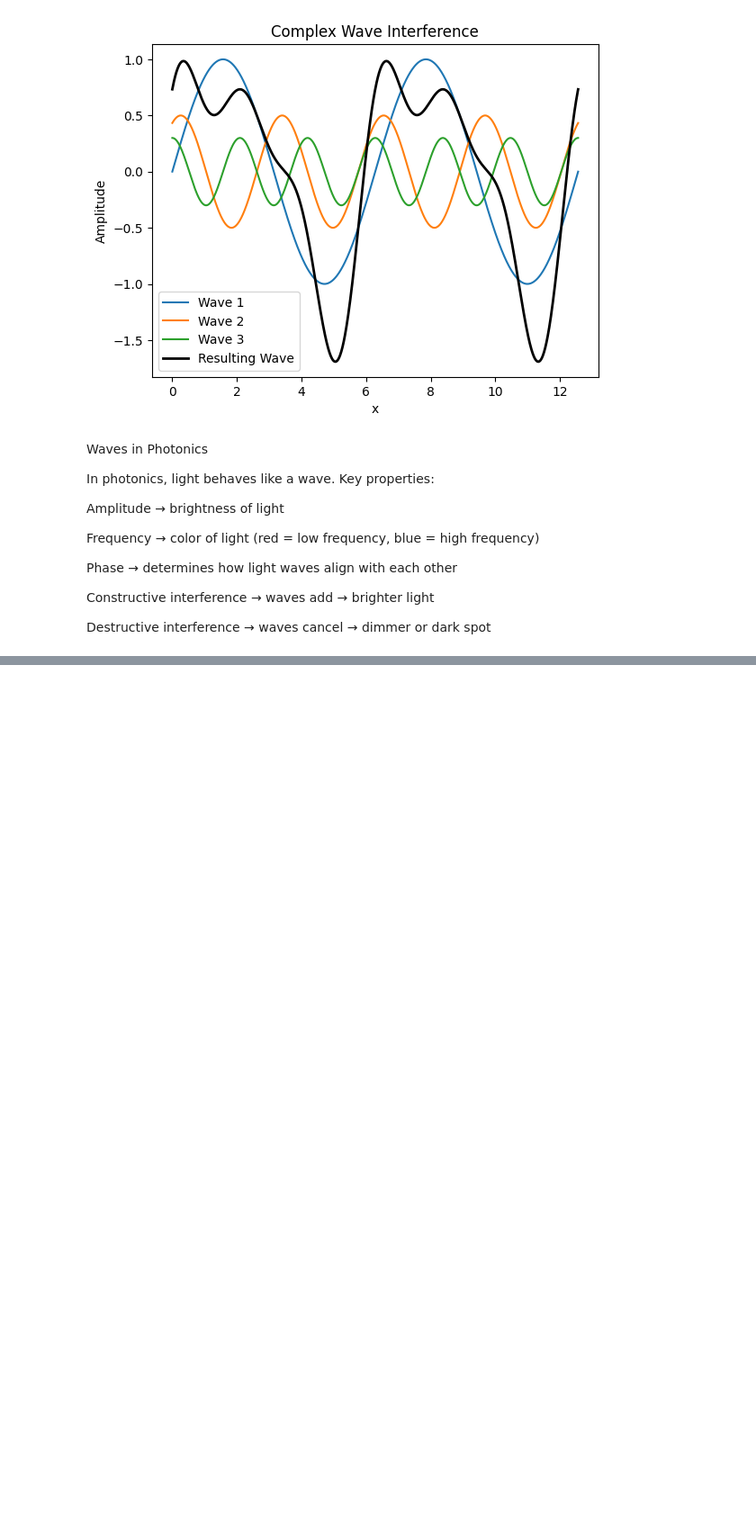
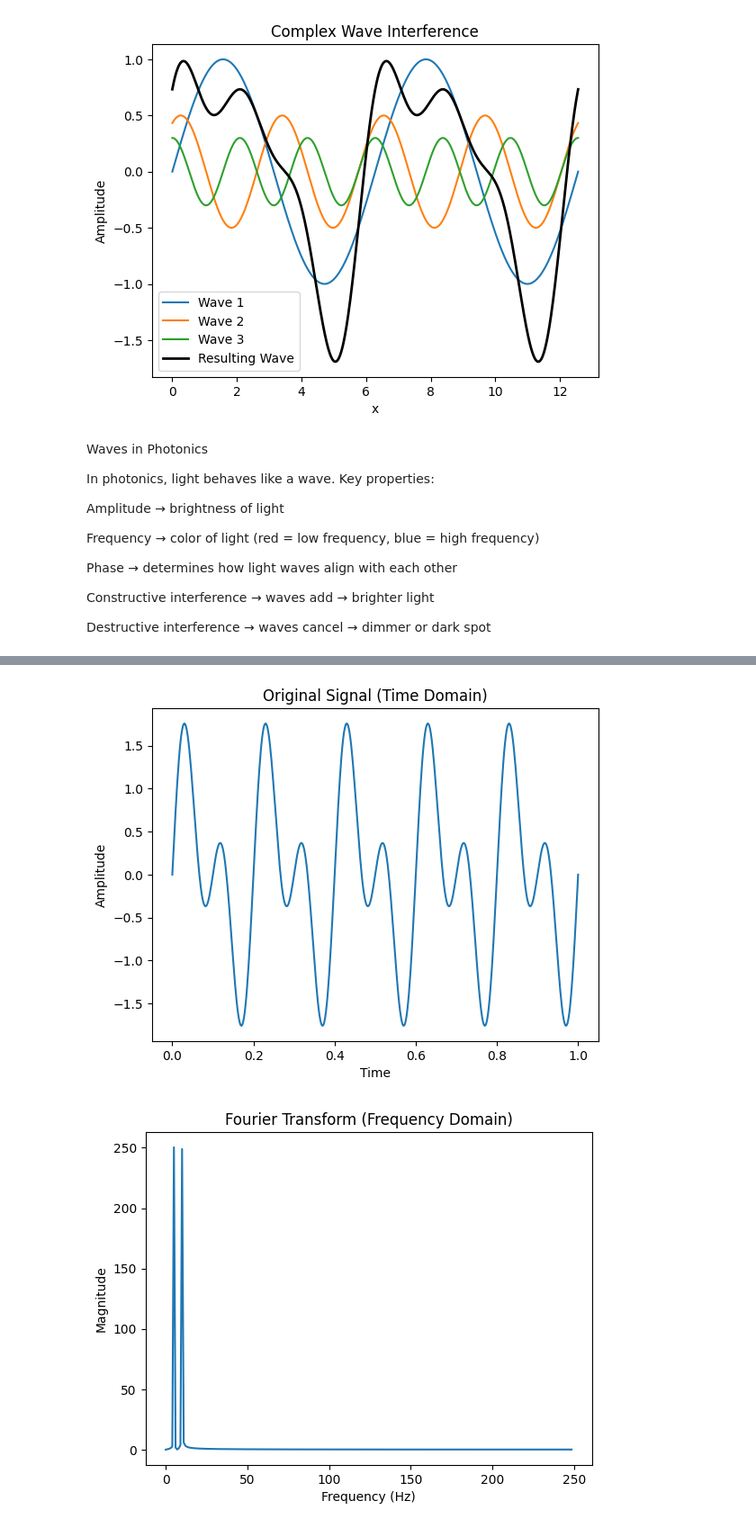
Before and after one commit to ShifaRabbani/Photonics, a Jupyter notebook: numpy.ipynb, the cells around one changed output, grey strips where cells are left out. Shown at 90% size. Drawn from its saved outputs; the diff is of its cells as text; code cells hidden in the pictures; blank space fills up the shorter version.

```diff
--- a/numpy.ipynb
+++ b/numpy.ipynb
@@ -299,0 +325,34 @@ Destructive interference → waves cancel → dimmer or dark spot
+# %%
+import numpy as np
+import matplotlib.pyplot as plt
+
+# Create time values from 0 to 1 second
+t = np.linspace(0, 1, 500)
+
+# Create a signal with two frequencies: 5 Hz and 10 Hz
+signal = np.sin(2*np.pi*5*t) + np.sin(2*np.pi*10*t)
+
+# Apply Fast Fourier Transform
+fft_result = np.fft.fft(signal)
+
+# Create frequency values
+freq = np.fft.fftfreq(len(t), t[1] - t[0])
+
+# Plot original signal (Time Domain)
+plt.figure()
+plt.plot(t, signal)
+plt.title("Original Signal (Time Domain)")
+plt.xlabel("Time")
+plt.ylabel("Amplitude")
+plt.show()
+
+# Plot only positive frequencies for a clearer graph
+plt.figure()
+plt.plot(freq[:250], np.abs(fft_result[:250]))
+plt.title("Fourier Transform (Frequency Domain)")
+plt.xlabel("Frequency (Hz)")
+plt.ylabel("Magnitude")
+plt.show()
+# %% [output]
+[figure, added]
+[figure, added]
```
Also changed, not shown: parts of 9 cells of this notebook.
